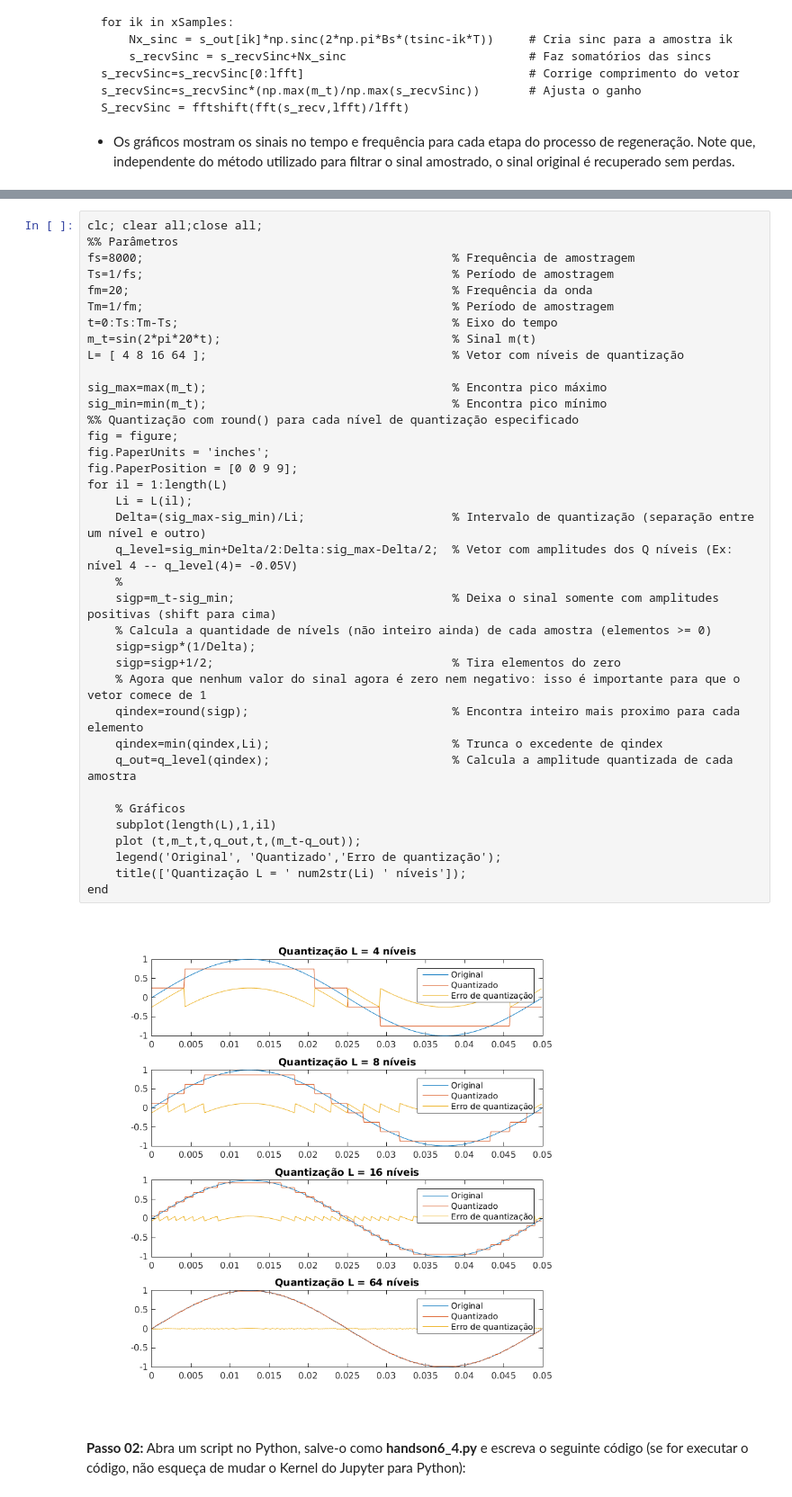
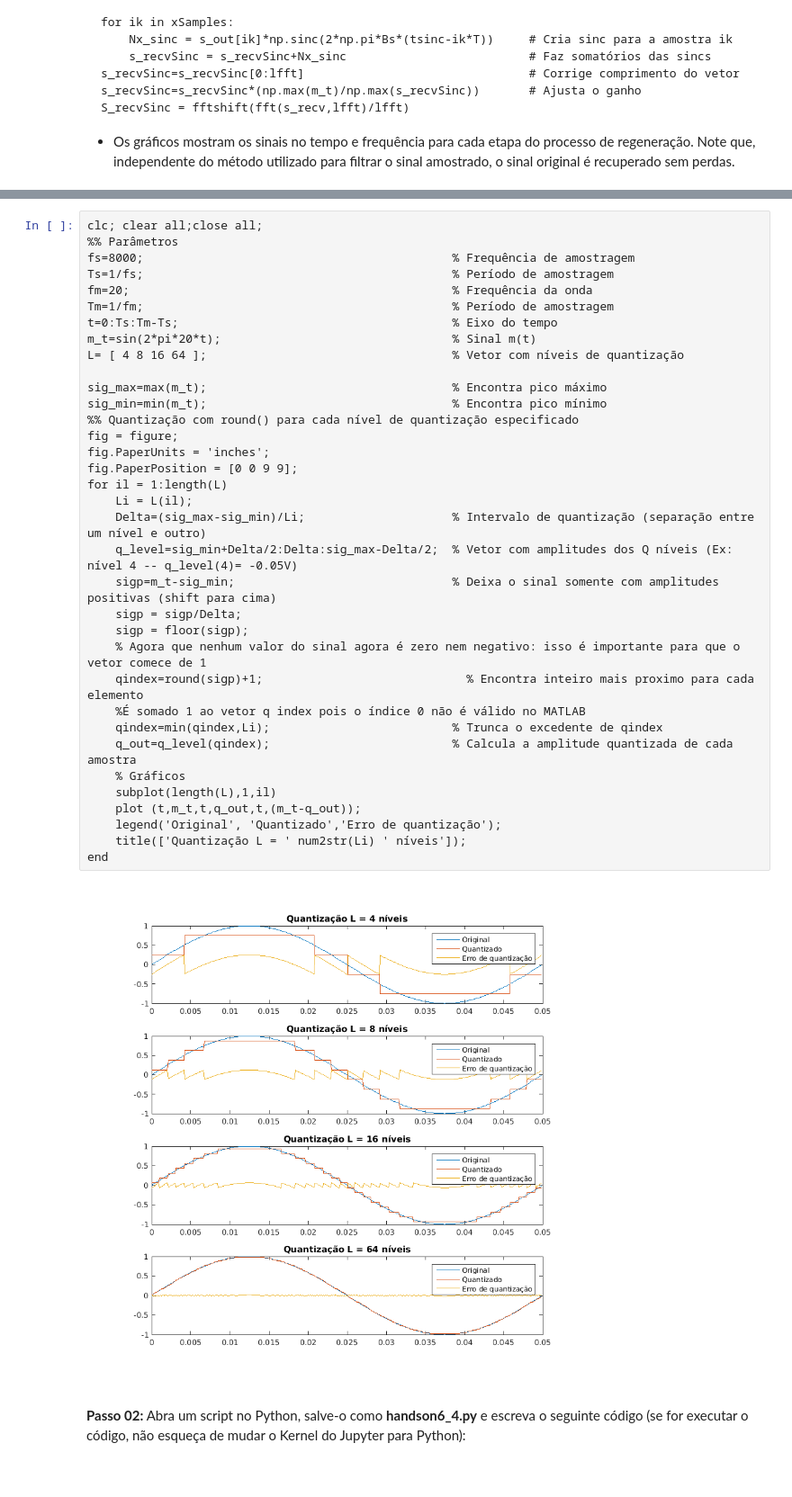
Before and after one commit to viniciusd/DCO2004, a Jupyter notebook: h06.ipynb, the cells around one changed output, grey strips where cells are left out. Shown at 90% size. Cells and saved outputs as stored; diff of their text form.

```diff
--- a/h06.ipynb
+++ b/h06.ipynb
@@ -726,40 +726,38 @@ clc; clear all;close all;
 %% Parâmetros
 fs=8000;                                            % Frequência de amostragem
 Ts=1/fs;                                            % Período de amostragem
 fm=20;                                              % Frequência da onda
 Tm=1/fm;                                            % Período de amostragem
 t=0:Ts:Tm-Ts;                                       % Eixo do tempo
 m_t=sin(2*pi*20*t);                                 % Sinal m(t)
 L= [ 4 8 16 64 ];                                   % Vetor com níveis de quantização
 
 sig_max=max(m_t);                                   % Encontra pico máximo
 sig_min=min(m_t);                                   % Encontra pico mínimo
 %% Quantização com round() para cada nível de quantização especificado
 fig = figure;
 fig.PaperUnits = 'inches';
 fig.PaperPosition = [0 0 9 9];
 for il = 1:length(L)
     Li = L(il);
     Delta=(sig_max-sig_min)/Li;                     % Intervalo de quantização (separação entre um nível e outro)
     q_level=sig_min+Delta/2:Delta:sig_max-Delta/2;  % Vetor com amplitudes dos Q níveis (Ex: nível 4 -- q_level(4)= -0.05V)
-    %
     sigp=m_t-sig_min;                               % Deixa o sinal somente com amplitudes positivas (shift para cima)
-    % Calcula a quantidade de nívels (não inteiro ainda) de cada amostra (elementos >= 0)
-    sigp=sigp*(1/Delta);
-    sigp=sigp+1/2;                                  % Tira elementos do zero
+    sigp = sigp/Delta;
+    sigp = floor(sigp);
     % Agora que nenhum valor do sinal agora é zero nem negativo: isso é importante para que o vetor comece de 1
-    qindex=round(sigp);                             % Encontra inteiro mais proximo para cada elemento
+    qindex=round(sigp)+1;                             % Encontra inteiro mais proximo para cada elemento
+    %É somado 1 ao vetor q index pois o índice 0 não é válido no MATLAB
     qindex=min(qindex,Li);                          % Trunca o excedente de qindex
     q_out=q_level(qindex);                          % Calcula a amplitude quantizada de cada amostra
-
     % Gráficos
     subplot(length(L),1,il)
     plot (t,m_t,t,q_out,t,(m_t-q_out));
     legend('Original', 'Quantizado','Erro de quantização');
     title(['Quantização L = ' num2str(Li) ' níveis']);
 end
 # %% [output]
-[figure, old version]
+[figure, new version]
 # %% [markdown]
 **Passo 02:** Abra um script no Python, salve-o como **handson6_4.py** e escreva o seguinte código (se for executar o código, não esqueça de mudar o Kernel do Jupyter para Python):
 # %%
```
Also changed, not shown: parts of 3 cells of this notebook.
